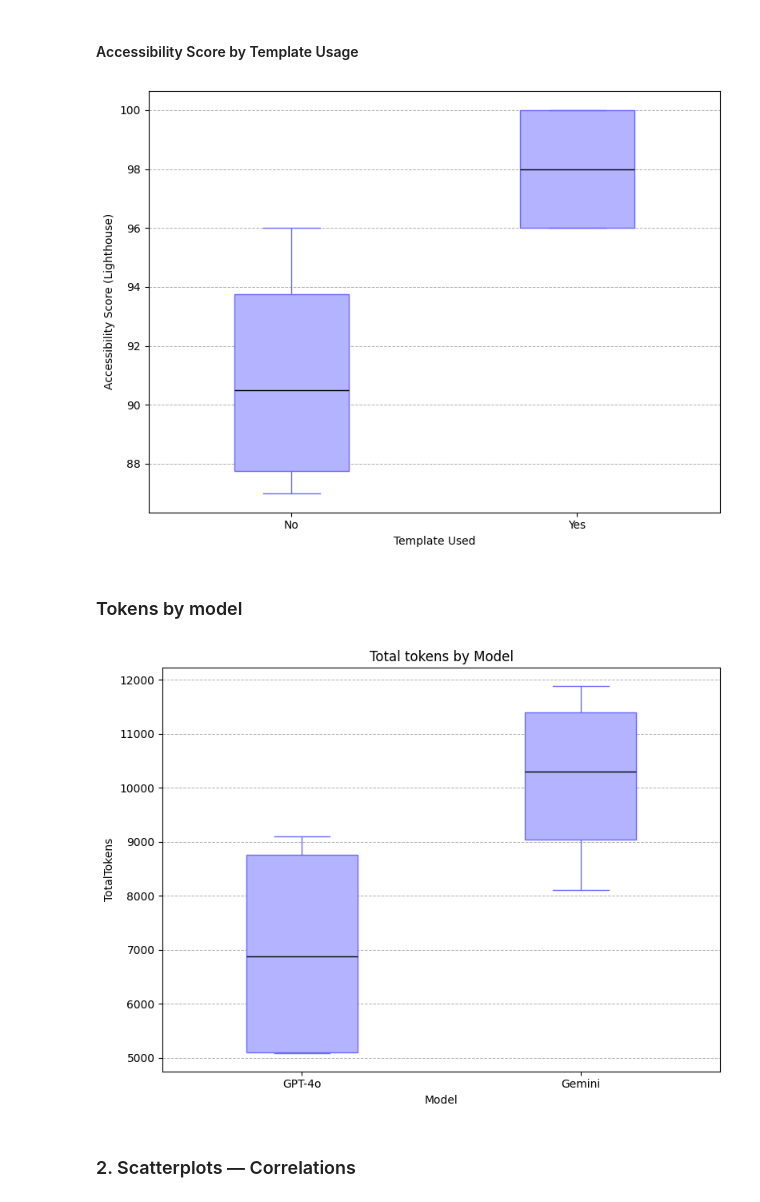
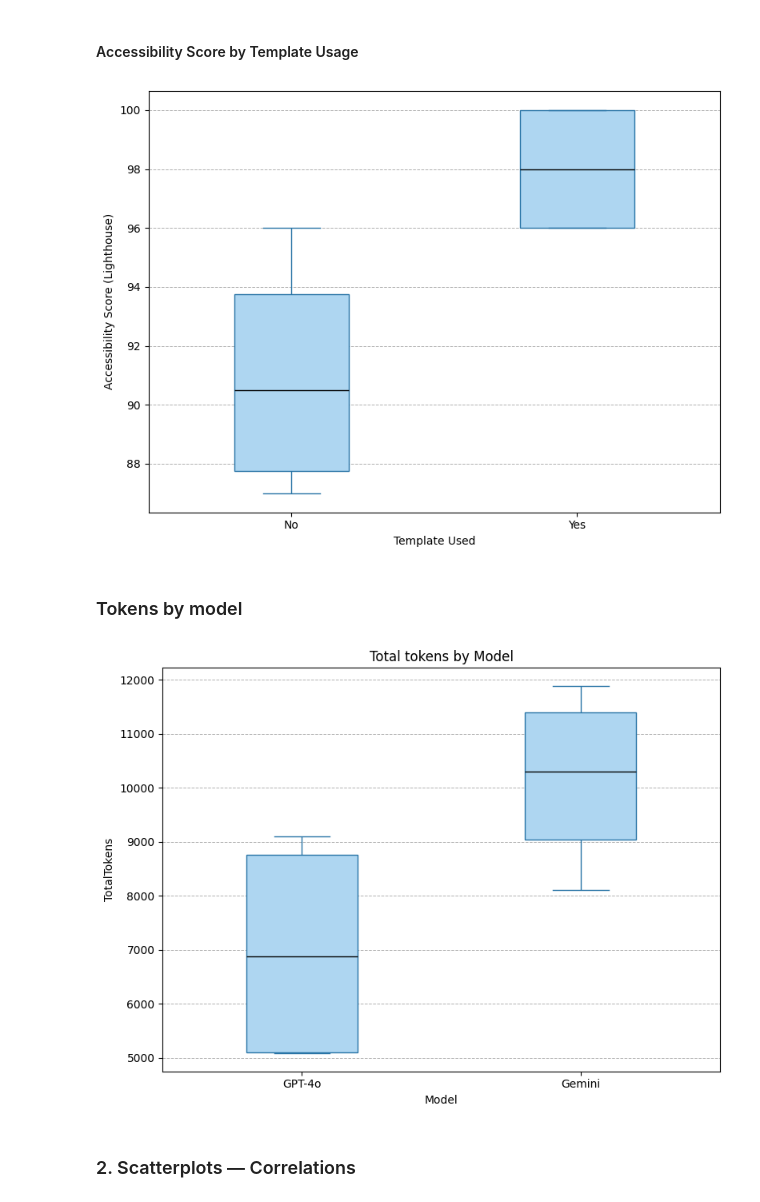
Before and after one commit to gverafei/towards-conceptual-model, a Jupyter notebook: code/conceptual-model.ipynb, the cells around one changed output. Saved outputs shown, nothing was run; the diff lists cells and outputs as text; code cells hidden in the pictures.

```diff
--- a/code/conceptual-model.ipynb
+++ b/code/conceptual-model.ipynb
@@ -785,3 +769,12 @@ color_rojo = "#FF0000"  # rojo
+# %%
+# Configurar colores
+color_claro = "#AED6F1"
+color_medio = "#5DADE2"
+color_fuerte = "#1B4F72"
+color_borde = "#2874A6"
+
+color_negro = "#000000"  # negro
+color_rojo = "#FF0000"  # rojo
 # %% [markdown]
 #### Accessibility Scores by Model
 # %%
@@ -848,31 +841,31 @@ plt.show()
 # %%
 plt.figure(figsize=(8,6))
 sns.boxplot(x='TemplateUsed', y='AccessibilityScore', data=df, width=0.4,
-    boxprops=dict(edgecolor='#6969FF', facecolor='#B3B3FF'),
-    medianprops=dict(color='black'),
-    whiskerprops=dict(color='#6969FF'),
-    capprops=dict(color='#6969FF'),
-    flierprops=dict(markerfacecolor='#B3B3FF', markeredgecolor='#6969FF')
+    boxprops=dict(edgecolor=color_borde, facecolor=color_claro),
+    medianprops=dict(color=color_negro),
+    whiskerprops=dict(color=color_borde),
+    capprops=dict(color=color_borde),
+    flierprops=dict(markerfacecolor=color_claro, markeredgecolor=color_borde)
 )
 # plt.title('Accessibility Score by Template Usage')
 plt.ylabel('Accessibility Score (Lighthouse)')
 plt.xlabel('Template Used')
 plt.grid(axis='y', linestyle='--', linewidth=0.7)
 plt.tight_layout()
 plt.savefig('figures/boxplot_accessibility_template.jpg', dpi=300)
 plt.show()
 # %% [output]
-[figure, old version]
+[figure, new version]
 # %% [markdown]
 ### Tokens by model
 # %%
 plt.figure(figsize=(8,6))
 sns.boxplot(x='Model', y='TotalTokens', data=df, width=0.4,
-    boxprops=dict(edgecolor='#6969FF', facecolor='#B3B3FF'),
-    medianprops=dict(color='black'),
-    whiskerprops=dict(color='#6969FF'),
-    capprops=dict(color='#6969FF'),
-    flierprops=dict(markerfacecolor='#B3B3FF', markeredgecolor='#6969FF')
+    boxprops=dict(edgecolor=color_borde, facecolor=color_claro),
+    medianprops=dict(color=color_negro),
+    whiskerprops=dict(color=color_borde),
+    capprops=dict(color=color_borde),
+    flierprops=dict(markerfacecolor=color_claro, markeredgecolor=color_borde)
 )
 plt.title('Total tokens by Model')
 plt.grid(axis='y', linestyle='--', linewidth=0.7)
@@ -880,7 +873,7 @@ plt.tight_layout()
 plt.savefig('figures/boxplot_tokens_model.jpg', dpi=300)
 plt.show()
 # %% [output]
-[figure, old version]
+[figure, new version]
 # %% [markdown]
 ### 2. Scatterplots — Correlations
 # %% [markdown]
```
Also changed, not shown: parts of 17 cells of this notebook, 18 other files.
